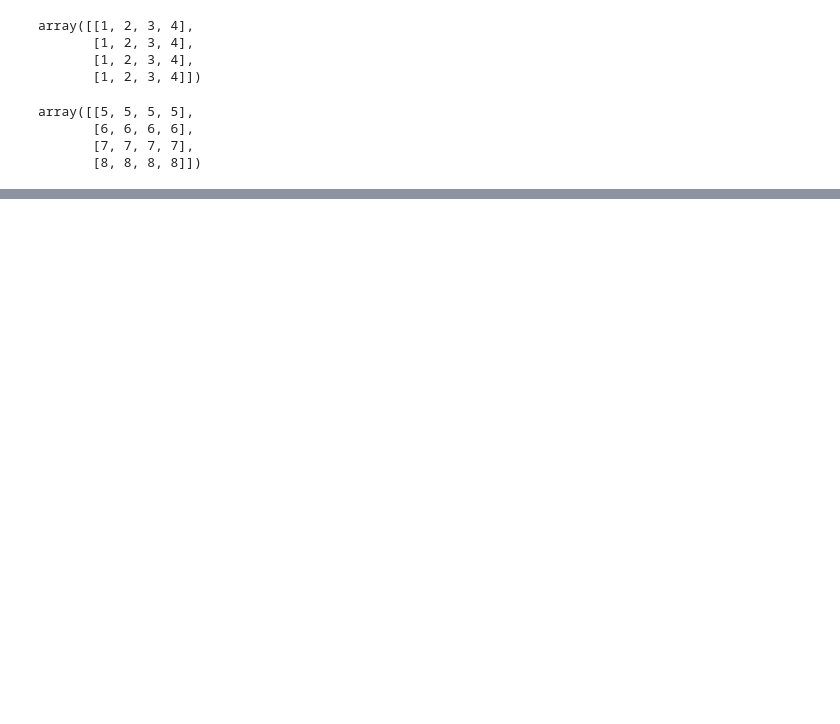
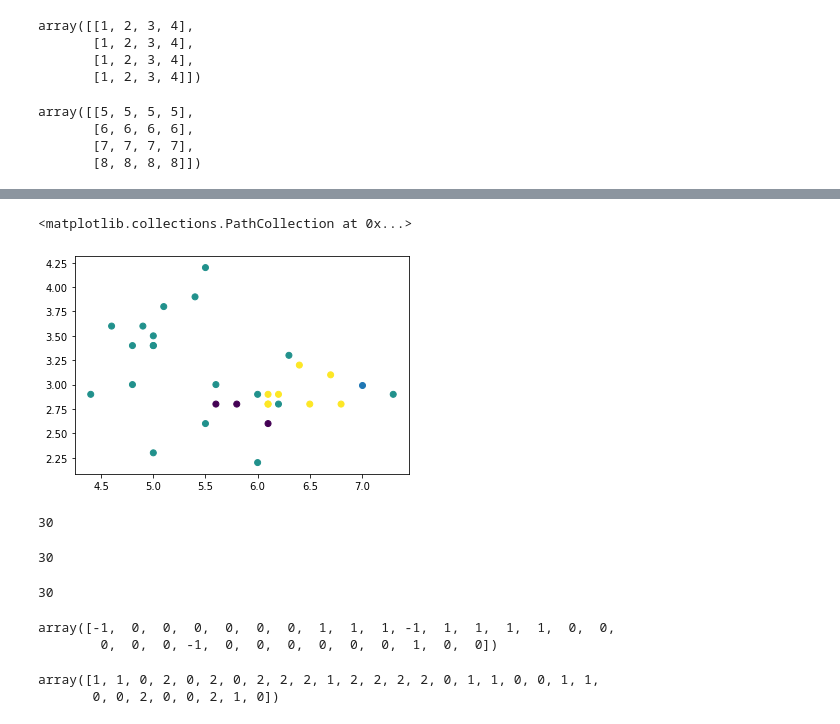
Before and after one commit to a0910281835/My_python, a Jupyter notebook: 數學應用軟體/2019-11-20/SVM.ipynb, the cells around one changed output, grey strips where cells are left out. Cells and saved outputs as stored; diff of their text form; code cells hidden in the pictures; blank space fills up the shorter version.

```diff
--- a/數學應用軟體/2019-11-20/SVM.ipynb
+++ b/數學應用軟體/2019-11-20/SVM.ipynb
@@ -171,0 +385,2 @@ NameError: name 'plt' is not defined
+# %%
+clf=SVC(gamma='auto')
@@ -171,0 +394,31 @@ NameError: name 'plt' is not defined
+# %%
+y_pred=clf.predict(x_test)
+# %%
+yr=(y_pred-y_test.ravel())
+# %%
+plt.scatter(x_test[:,0],x_test[:,1],c=yr)
+# %% [output]
+<matplotlib.collections.PathCollection at 0x...>
+[figure, added]
+# %%
+len(y_pred)
+# %% [output]
+30
+# %%
+len(y_test)
+# %% [output]
+30
+# %%
+len(yr)
+# %% [output]
+30
+# %%
+yr
+# %% [output]
+array([-1,  0,  0,  0,  0,  0,  0,  1,  1,  1, -1,  1,  1,  1,  1,  0,  0,
+        0,  0,  0, -1,  0,  0,  0,  0,  0,  0,  1,  0,  0])
+# %%
+y_pred
+# %% [output]
+array([1, 1, 0, 2, 0, 2, 0, 2, 2, 2, 1, 2, 2, 2, 2, 0, 1, 1, 0, 0, 1, 1,
+       0, 0, 2, 0, 0, 2, 1, 0])
```
Also changed, not shown: parts of 44 cells of this notebook.
